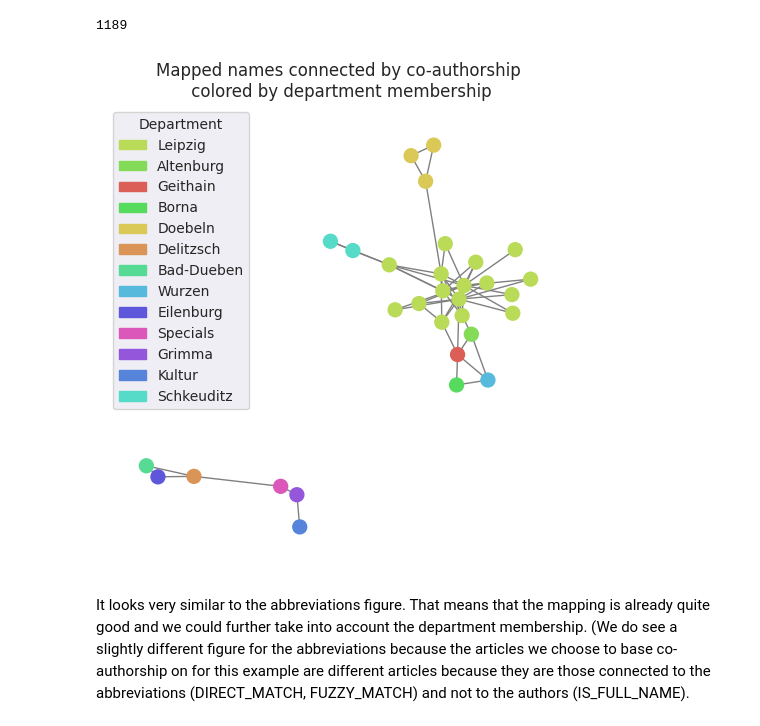
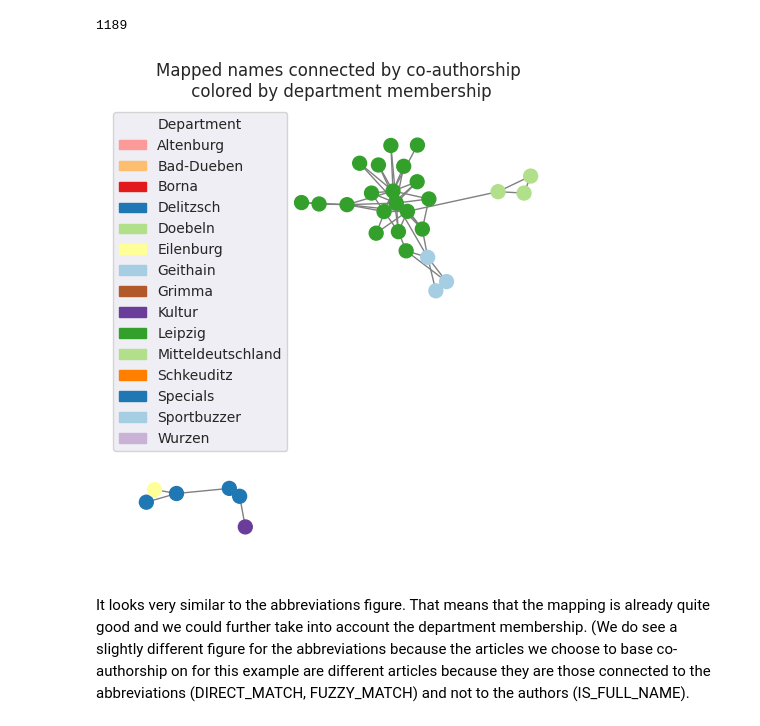
Before and after one commit to st0ffregen/lvzStatistics, a Jupyter notebook: notebooks/1.8-author-mapping-department-exploration-mapped-names.ipynb, the cells around one changed output. Cells and saved outputs as stored; diff of their text form; code cells hidden in the pictures.

Commit message:
apply uniform color mappings for the departments

```diff
--- a/notebooks/1.8-author-mapping-department-exploration-mapped-names.ipynb
+++ b/notebooks/1.8-author-mapping-department-exploration-mapped-names.ipynb
@@ -125,6 +105,7 @@ author_departments
 # %%
-# for every department chose a random color and append it as a color column to the dataframe
-colors = sns.color_palette("hls", len(author_departments.department.unique()))
-author_departments['color'] = author_departments.department.apply(lambda x: colors[list(author_departments.department.unique()).index(x)])
-author_departments
+# # for every department chose a random color and append it as a color column to the dataframe
+# colors = sns.color_palette("Paired", len(author_departments.department.unique()))
+# author_departments['color'] = author_departments.department.apply(lambda x: colors[list(author_departments.department.unique()).index(x)])
+#
+# author_departments.groupby("department")["color"].apply(list).to_dict()
 # %% [output]
@@ -205,6 +186,22 @@ for edge in edges:
         modified_edges.append(edge)
 # %%
 edges = modified_edges
+# %%
+static_color_map = {'Altenburg': (0.984313725490196, 0.6039215686274509, 0.6),
+ 'Bad-Dueben': (0.9921568627450981, 0.7490196078431373, 0.43529411764705883),
+ 'Borna': (0.8901960784313725, 0.10196078431372549, 0.10980392156862745),
+ 'Delitzsch': (0.12156862745098039, 0.47058823529411764, 0.7058823529411765),
+ 'Doebeln': (0.6980392156862745, 0.8745098039215686, 0.5411764705882353),
+ 'Eilenburg': (1.0, 1.0, 0.6),
+ 'Geithain': (0.6509803921568628, 0.807843137254902, 0.8901960784313725),
+ 'Grimma': (0.6941176470588235, 0.34901960784313724, 0.1568627450980392),
+ 'Kultur': (0.41568627450980394, 0.23921568627450981, 0.6039215686274509),
+ 'Leipzig': (0.2, 0.6274509803921569, 0.17254901960784313),
+ 'Mitteldeutschland': (0.6980392156862745, 0.8745098039215686, .5411764705882353),
+ 'Schkeuditz': (1.0, 0.4980392156862745, 0.0),
+ 'Specials': (0.12156862745098039, 0.47058823529411764, 0.7058823529411765),
+ 'Sportbuzzer': (0.6509803921568628, 0.807843137254902, 0.8901960784313725),
+ 'Wurzen': (0.792156862745098, 0.6980392156862745, 0.8392156862745098)}
 # %%
 graph = nx.Graph()
 graph.clear()
@@ -212,41 +209,37 @@ graph.clear()
 # Count the occurrences of each edge
 edge_counts = {}
 for edge in edges:
     key = tuple(sorted(edge))
     edge_counts[key] = edge_counts.get(key, 0) + 1
 
 color_map = []
 
 # Add nodes and weighted edges to the graph
 for edge, count in edge_counts.items():
     node1, node2 = edge
     if count < 5:
         continue
     if not graph.has_node(node1):
         graph.add_node(node1)
         # add a color to the node
-        color_map.append(author_departments[author_departments.name == node1].color.values[0])
+        color_map.append(static_color_map[author_departments[author_departments.name == node1].department.values[0]])
     if not graph.has_node(node2):
         graph.add_node(node2)
         # add a color to the node
-        color_map.append(author_departments[author_departments.name == node2].color.values[0])
+        color_map.append(static_color_map[author_departments[author_departments.name == node1].department.values[0]])
     graph.add_edge(node1, node2, weight=count)
 
 # display graph
 plt.figure(figsize=[6, 6])
 plt.title('Mapped names connected by co-authorship\n colored by department membership')
 nx.draw(graph, node_color=color_map, node_size=100, font_size=6.5, font_weight='bold', edge_color='gray')
 # Create a dummy plot for the legend (this won't be visible, but it's necessary to create a legend)
 import matplotlib.patches as mpatches
-# get department names from author_departments that are in color_map
-departments_in_color_map = [author_departments[author_departments.color == color].department.values[0] for color in color_map]
-# merge as dict with department name as key and color as value
-color_legend_map = dict(zip(departments_in_color_map, color_map))
-legend_patches = [mpatches.Patch(color=color, label=label) for label, color in color_legend_map.items()]
+legend_patches = [mpatches.Patch(color=color, label=label) for label, color in static_color_map.items()]
 plt.legend(handles=legend_patches, title='Department', loc='upper left')
 plt.savefig('../reports/figures/department_exploration/mapped_names_co_authors_department_membership.png', dpi=200)
 # %% [output]
-[figure, old version]
+[figure, new version]
 # %% [markdown]
 It looks very similar to the abbreviations figure. That means that the mapping is already quite good and we could further take into account the department membership.
 (We do see a slightly different figure for the abbreviations because the articles we choose to base co-authorship on for this example are different articles because they are those connected to the abbreviations (DIRECT_MATCH, FUZZY_MATCH) and not to the authors (IS_FULL_NAME).
```
Also changed, not shown: parts of 3 cells of this notebook, 4 other files.
